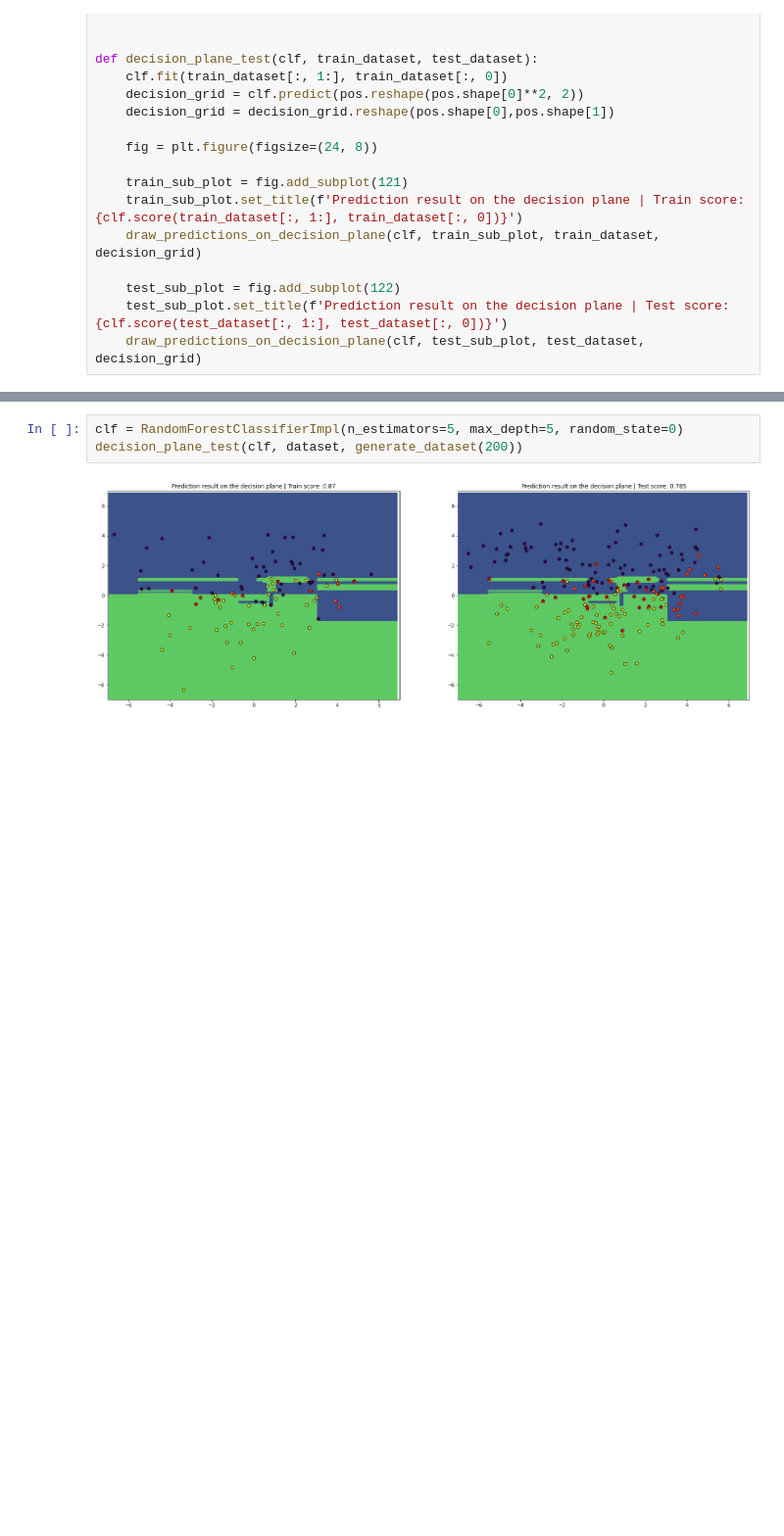
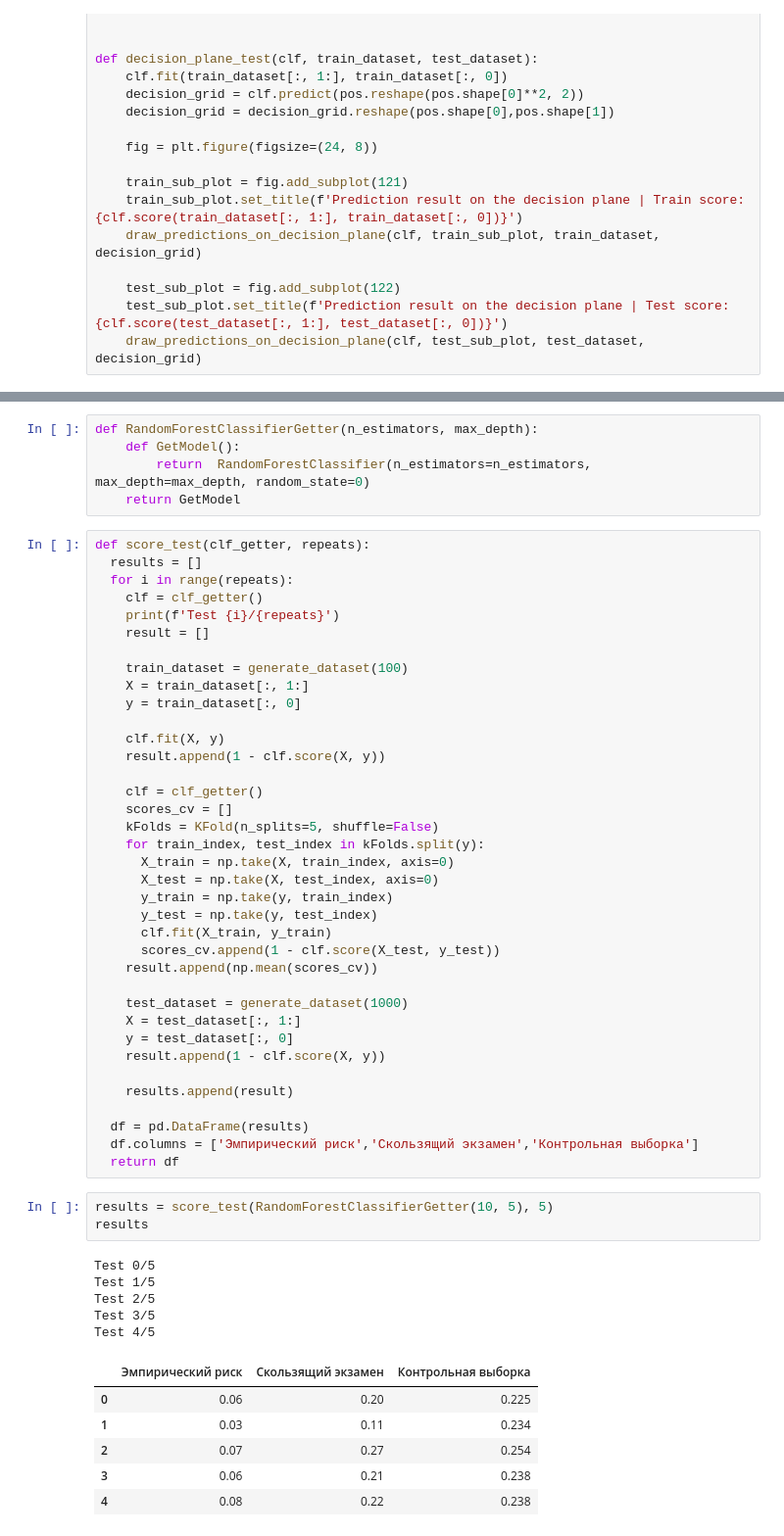
Before and after one commit to pishchev/RGR, a Jupyter notebook: RGR.ipynb, the cells around one changed output, grey strips where cells are left out. Shown: that part at 98% size. Cells and saved outputs as stored; diff of their text form; blank space fills up the shorter version.

```diff
--- a/RGR.ipynb
+++ b/RGR.ipynb
@@ -139,5 +147,57 @@ decision_plane_test(clf, dataset, generate_dataset(200))
-# %%
-clf = RandomForestClassifierImpl(n_estimators=5, max_depth=5, random_state=0)
-decision_plane_test(clf, dataset, generate_dataset(200))
-# %% [output]
-[figure, removed]
+# %%
+def RandomForestClassifierGetter(n_estimators, max_depth):
+    def GetModel():
+        return  RandomForestClassifier(n_estimators=n_estimators, max_depth=max_depth, random_state=0)
+    return GetModel
+# %%
+def score_test(clf_getter, repeats):
+  results = []
+  for i in range(repeats):
+    clf = clf_getter()
+    print(f'Test {i}/{repeats}')
+    result = []
+
+    train_dataset = generate_dataset(100)
+    X = train_dataset[:, 1:]
+    y = train_dataset[:, 0]
+
+    clf.fit(X, y)
+    result.append(1 - clf.score(X, y))
+
+    clf = clf_getter()
+    scores_cv = []
+    kFolds = KFold(n_splits=5, shuffle=False)
+    for train_index, test_index in kFolds.split(y):
+      X_train = np.take(X, train_index, axis=0)
+      X_test = np.take(X, test_index, axis=0)
+      y_train = np.take(y, train_index)
+      y_test = np.take(y, test_index)
+      clf.fit(X_train, y_train)
+      scores_cv.append(1 - clf.score(X_test, y_test))
+    result.append(np.mean(scores_cv))
+
+    test_dataset = generate_dataset(1000)
+    X = test_dataset[:, 1:]
+    y = test_dataset[:, 0]
+    result.append(1 - clf.score(X, y))
+
+    results.append(result)
+
+  df = pd.DataFrame(results)
+  df.columns = ['Эмпирический риск','Скользящий экзамен','Контрольная выборка']
+  return df
+# %%
+results = score_test(RandomForestClassifierGetter(10, 5), 5)
+results
+# %% [output]
+Test 0/5
+Test 1/5
+Test 2/5
+Test 3/5
+Test 4/5
+|  | Эмпирический риск | Скользящий экзамен | Контрольная выборка |
+| 0 | 0.06 | 0.20 | 0.225 |
+| 1 | 0.03 | 0.11 | 0.234 |
+| 2 | 0.07 | 0.27 | 0.254 |
+| 3 | 0.06 | 0.21 | 0.238 |
+| 4 | 0.08 | 0.22 | 0.238 |
```
Also changed, not shown: parts of 7 cells of this notebook.
